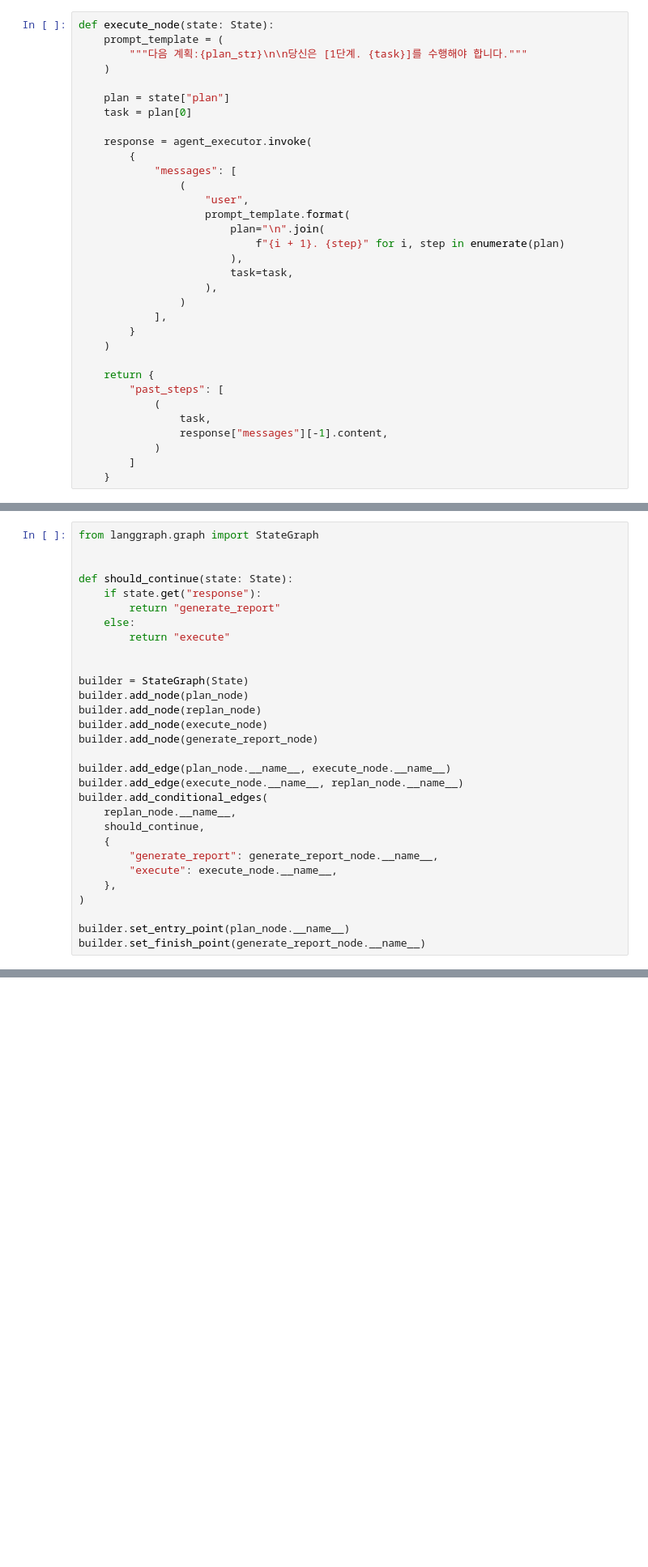
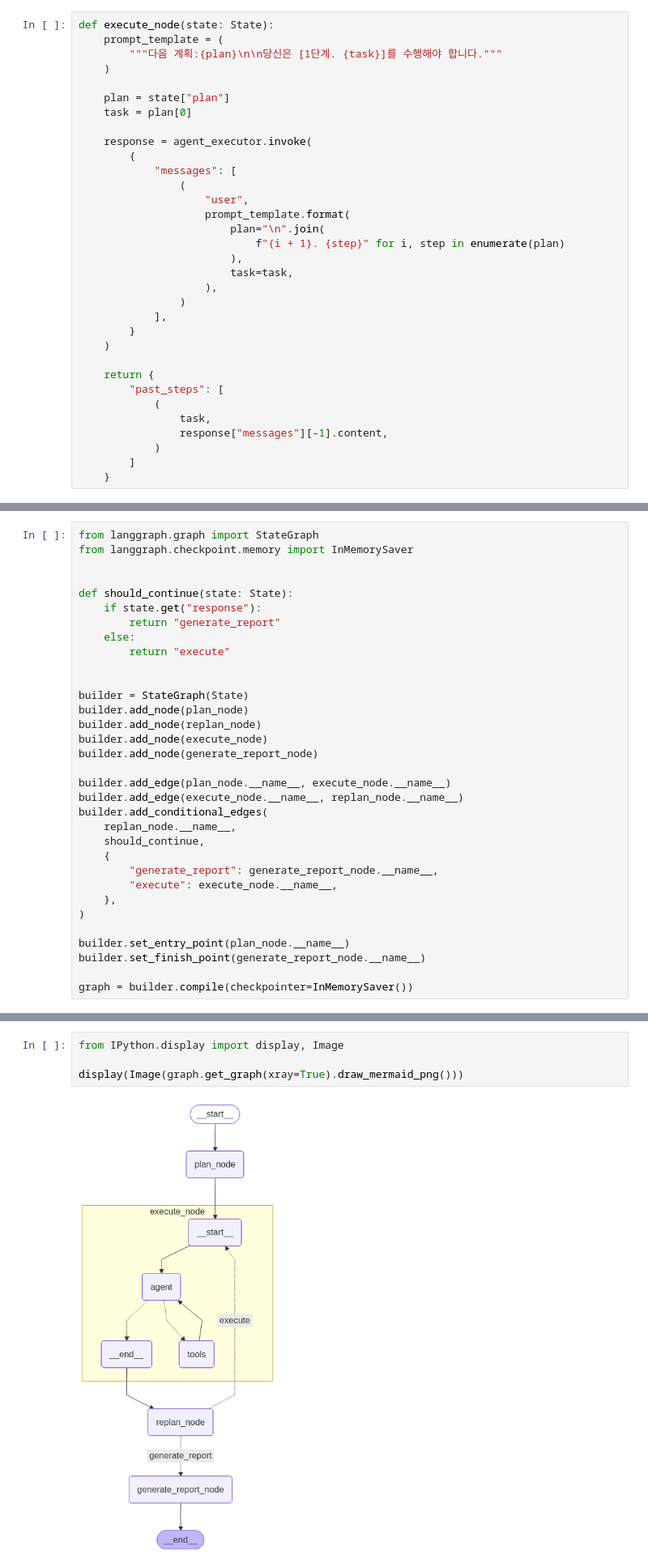
Before and after one commit to jeongsk/langchain-academy, a Jupyter notebook: projects/05-Plan-and-Execute.ipynb, the cells around one changed output, grey strips where cells are left out. Shown at 81% size. Saved outputs shown, nothing was run; the diff lists cells and outputs as text; blank space fills up the shorter version.

```diff
--- a/projects/05-Plan-and-Execute.ipynb
+++ b/projects/05-Plan-and-Execute.ipynb
@@ -186,7 +186,7 @@ def replan_node(state: State):
 # %%
 def execute_node(state: State):
     prompt_template = (
-        """다음 계획:{plan_str}\n\n당신은 [1단계. {task}]를 수행해야 합니다."""
+        """다음 계획:{plan}\n\n당신은 [1단계. {task}]를 수행해야 합니다."""
     )
 
     plan = state["plan"]
@@ -264,6 +264,7 @@ def generate_report_node(state: State):
 ## 그래프 생성
 # %%
 from langgraph.graph import StateGraph
+from langgraph.checkpoint.memory import InMemorySaver
 
 
 def should_continue(state: State):
@@ -292,3 +293,5 @@ builder.add_conditional_edges(
 
 builder.set_entry_point(plan_node.__name__)
 builder.set_finish_point(generate_report_node.__name__)
+
+graph = builder.compile(checkpointer=InMemorySaver())
@@ -296,0 +298,6 @@ builder.set_finish_point(generate_report_node.__name__)
+# %%
+from IPython.display import display, Image
+
+display(Image(graph.get_graph(xray=True).draw_mermaid_png()))
+# %% [output]
+[figure, added]
```
Also changed, not shown: parts of 5 cells of this notebook.
